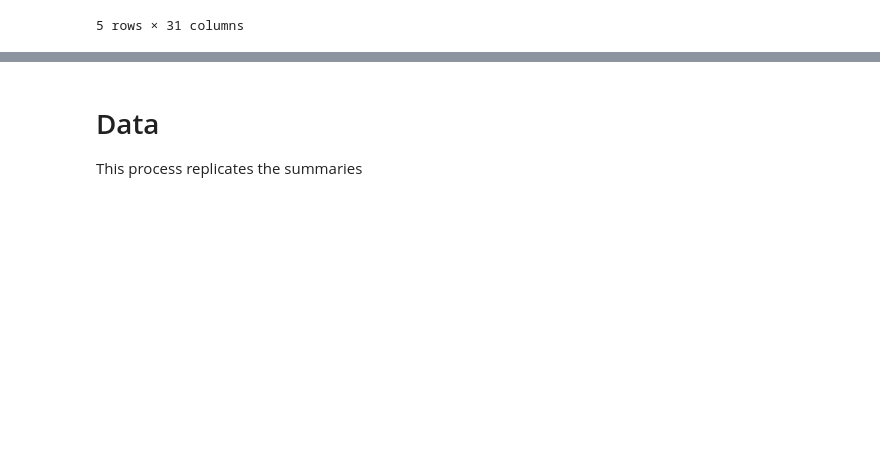
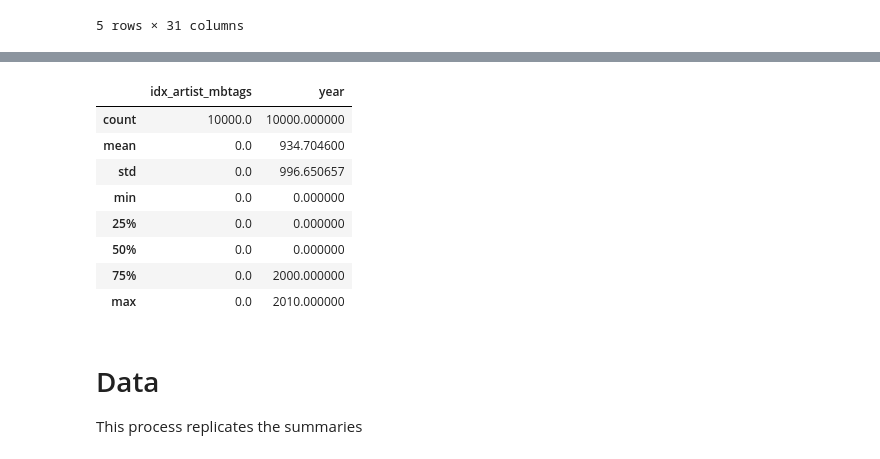
Before and after one commit to pylablanche/MillionSong, a Jupyter notebook: MusicExploration_Lauren.ipynb, the cells around one changed output, grey strips where cells are left out. Cells and saved outputs as stored; diff of their text form; code cells hidden in the pictures; blank space fills up the shorter version.

```diff
--- a/MusicExploration_Lauren.ipynb
+++ b/MusicExploration_Lauren.ipynb
@@ -187,3 +193,15 @@ metadata_plusGenre.head()
+# %%
+musicbrainz_summary.describe()
+# %% [output]
+|  | idx_artist_mbtags | year |
+| count | 10000.0 | 10000.000000 |
+| mean | 0.0 | 934.704600 |
+| std | 0.0 | 996.650657 |
+| min | 0.0 | 0.000000 |
+| 25% | 0.0 | 0.000000 |
+| 50% | 0.0 | 0.000000 |
+| 75% | 0.0 | 2000.000000 |
+| max | 0.0 | 2010.000000 |
 # %%
 analysis_summary.to_csv('Track_analysis.csv')
 metadata_plusGenre.to_csv('Track_metadata.csv')
```
Also changed, not shown: parts of 3 cells of this notebook.
